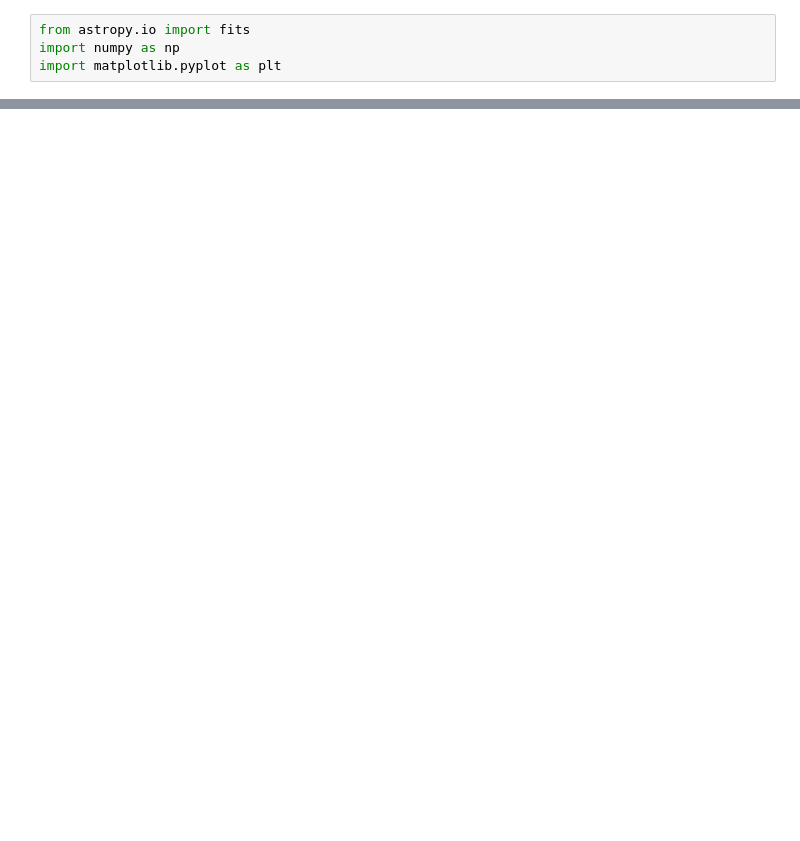
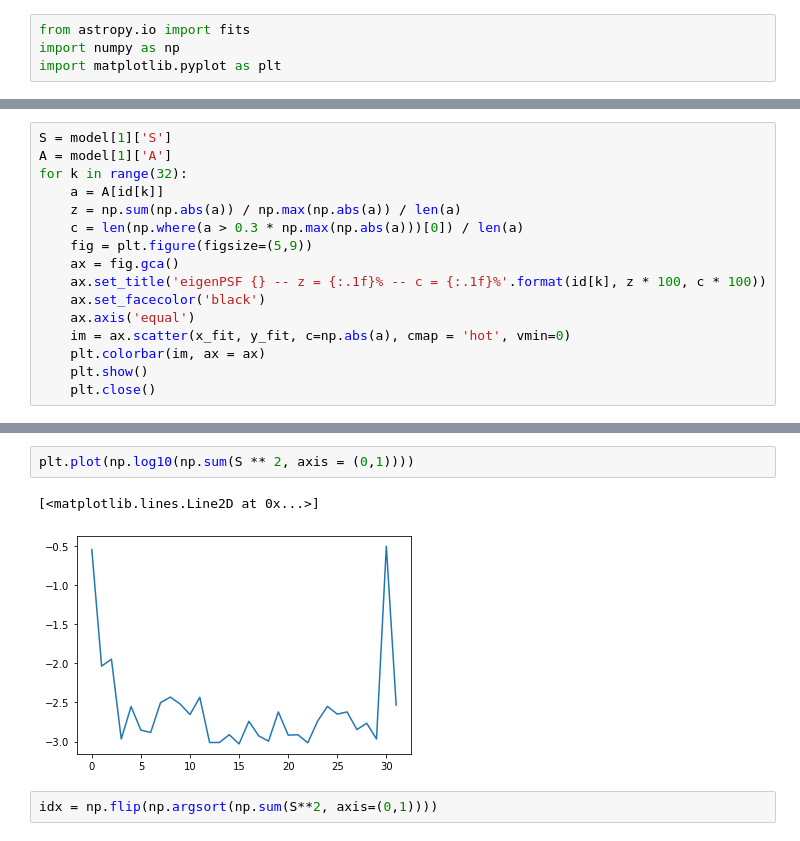
Before and after one commit to tobias-liaudat/psf-sandbox, a Jupyter notebook: plot-notebooks/pix.ipynb, the cells around one changed output, grey strips where cells are left out. Cells and saved outputs as stored; diff of their text form; blank space fills up the shorter version.

```diff
--- a/plot-notebooks/pix.ipynb
+++ b/plot-notebooks/pix.ipynb
@@ -37,0 +41,16 @@ plt.show()
+# %%
+S = model[1]['S']
+A = model[1]['A']
+for k in range(32):
+    a = A[id[k]]
+    z = np.sum(np.abs(a)) / np.max(np.abs(a)) / len(a)
+    c = len(np.where(a > 0.3 * np.max(np.abs(a)))[0]) / len(a)
+    fig = plt.figure(figsize=(5,9))
+    ax = fig.gca()
+    ax.set_title('eigenPSF {} -- z = {:.1f}% -- c = {:.1f}%'.format(id[k], z * 100, c * 100))
+    ax.set_facecolor('black')
+    ax.axis('equal')
+    im = ax.scatter(x_fit, y_fit, c=np.abs(a), cmap = 'hot', vmin=0)
+    plt.colorbar(im, ax = ax)
+    plt.show()
+    plt.close()
@@ -37,0 +71,7 @@ plt.show()
+# %%
+plt.plot(np.log10(np.sum(S ** 2, axis = (0,1))))
+# %% [output]
+[<matplotlib.lines.Line2D at 0x...>]
+[figure, added]
+# %%
+idx = np.flip(np.argsort(np.sum(S**2, axis=(0,1))))
```
Also changed, not shown: parts of 8 cells of this notebook, 5 other files.
